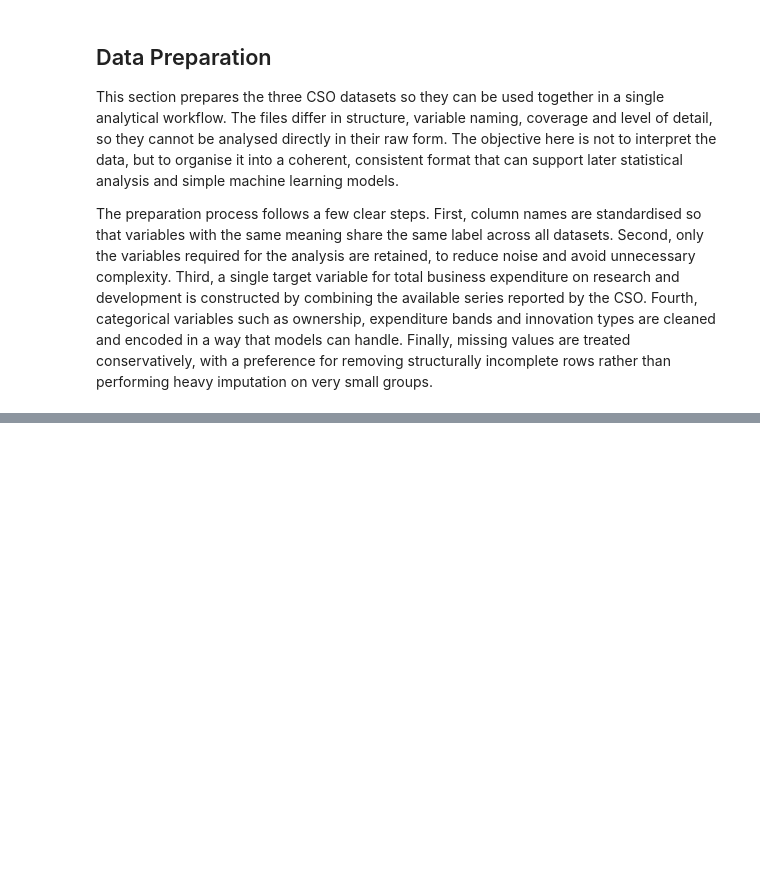
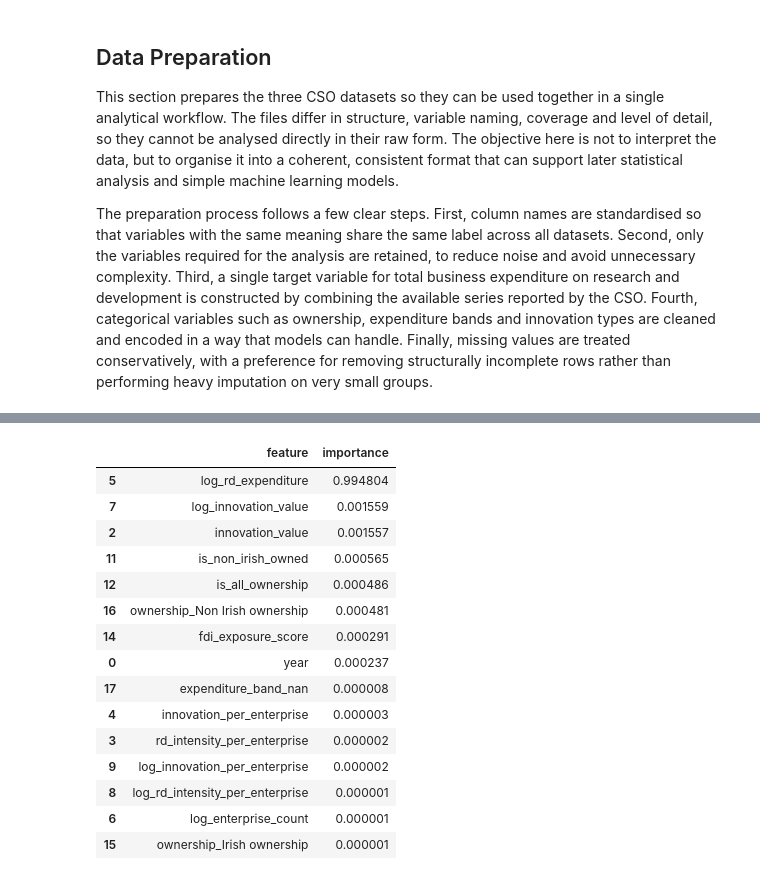
Before and after one commit to moonexca/CA3_StrategicThinking_SolYash, a Jupyter notebook: Adriana_Soledad_Yash_Ecosystem_of_Innovation_Ireland.ipynb, the cells around one changed output, grey strips where cells are left out. Saved outputs shown, nothing was run; the diff lists cells and outputs as text; code cells hidden in the pictures; blank space fills up the shorter version.

```diff
--- a/Adriana_Soledad_Yash_Ecosystem_of_Innovation_Ireland.ipynb
+++ b/Adriana_Soledad_Yash_Ecosystem_of_Innovation_Ireland.ipynb
@@ -768,0 +424,8 @@ except ImportError:
+# %%
+# Categorical columns to encode
+categorical_cols = ["ownership", "expenditure_band"]
+
+# One hot encoding with drop_first to avoid perfect collinearity
+df_encoded = pd.get_dummies(df, columns=categorical_cols, drop_first=True)
+
+df_encoded.head()
@@ -768,0 +611,24 @@ except ImportError:
+# %%
+rf_importances = pd.DataFrame({
+    "feature": X_train.columns,
+    "importance": best_rf.feature_importances_
+}).sort_values("importance", ascending=False)
+
+rf_importances.head(15)
+# %% [output]
+|  | feature | importance |
+| 5 | log_rd_expenditure | 0.994804 |
+| 7 | log_innovation_value | 0.001559 |
+| 2 | innovation_value | 0.001557 |
+| 11 | is_non_irish_owned | 0.000565 |
+| 12 | is_all_ownership | 0.000486 |
+| 16 | ownership_Non Irish ownership | 0.000481 |
+| 14 | fdi_exposure_score | 0.000291 |
+| 0 | year | 0.000237 |
+| 17 | expenditure_band_nan | 0.000008 |
+| 4 | innovation_per_enterprise | 0.000003 |
+| 3 | rd_intensity_per_enterprise | 0.000002 |
+| 9 | log_innovation_per_enterprise | 0.000002 |
+| 8 | log_rd_intensity_per_enterprise | 0.000001 |
+| 6 | log_enterprise_count | 0.000001 |
+| 15 | ownership_Irish ownership | 0.000001 |
```
Also changed, not shown: parts of 67 cells of this notebook.
